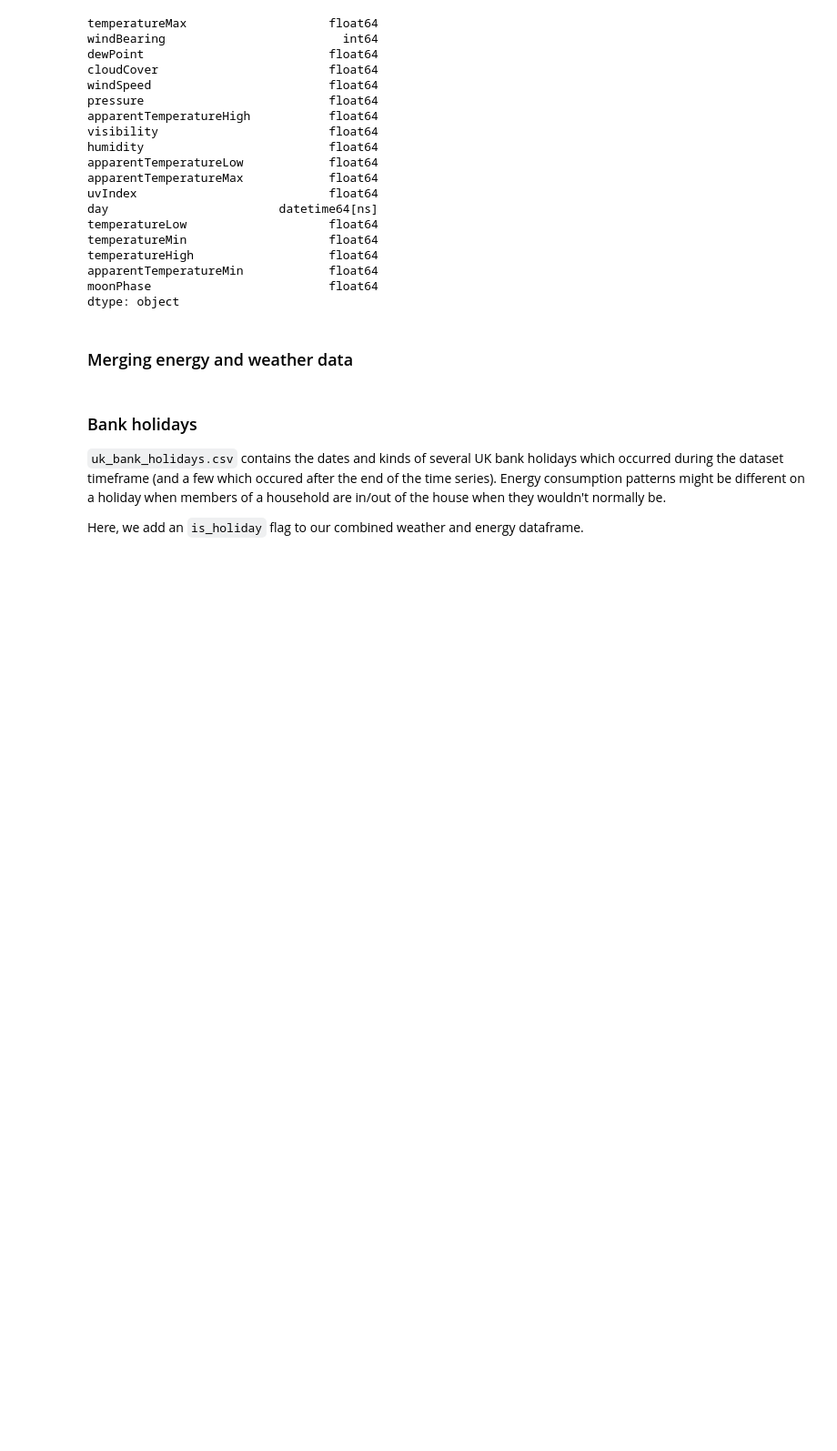
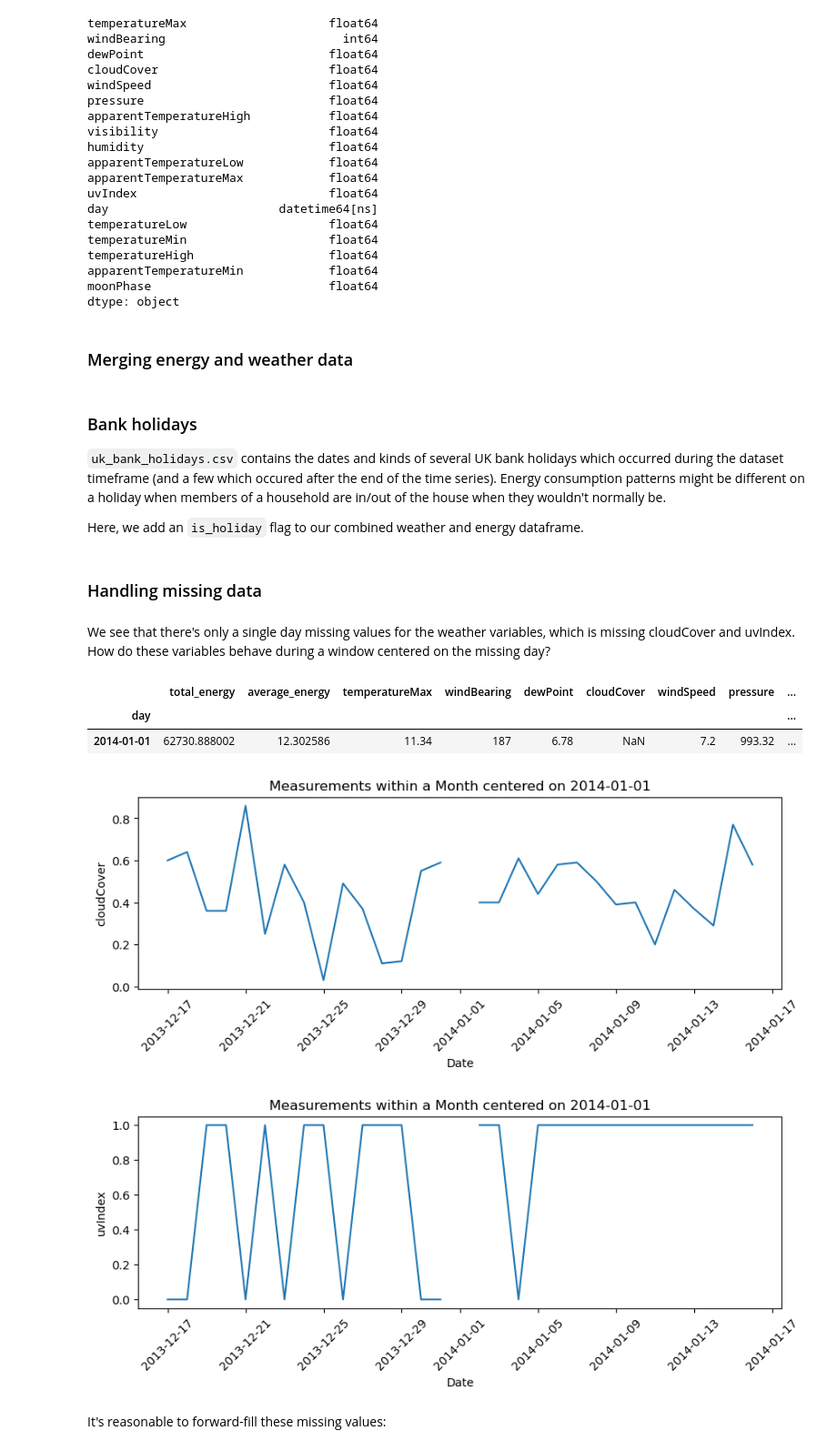
Before and after one commit to richhuwtaylor/predicting-energy-demand, a Jupyter notebook: code/data-loading.ipynb, the cells around one changed output. Shown at 91% size. Cells and saved outputs as stored; diff of their text form; code cells hidden in the pictures; blank space fills up the shorter version.

```diff
--- a/code/data-loading.ipynb
+++ b/code/data-loading.ipynb
@@ -167,3 +167,48 @@ holiday_df['Bank holidays'] = pd.to_datetime(holiday_df['Bank holidays'], format
 # %%
 # Add flag to indicate whether a date in the combined time series is a holiday or not (1 or 0)
 energy_weather_df['is_holiday'] = energy_weather_df['day'].isin(holiday_df['Bank holidays'].tolist()).astype(int)
+# %%
+# Set 'day' as the index of our combined DataFrame
+energy_weather_df.set_index('day', inplace=True)
+# %% [markdown]
+### Handling missing data
+# %% [markdown]
+We see that there's only a single day missing values for the weather variables, which is missing cloudCover and uvIndex. How do these variables behave during a window centered on the missing day?
+# %%
+energy_weather_df[energy_weather_df.isna().any(axis=1)]
+# %% [output]
+|  | total_energy | average_energy | temperatureMax | windBearing | dewPoint | cloudCover | windSpeed | pressure | ... |
+| day |  |  |  |  |  |  |  |  | ... |
+| 2014-01-01 | 62730.888002 | 12.302586 | 11.34 | 187 | 6.78 | NaN | 7.2 | 993.32 | ... |
+# %%
+chosen_date = pd.to_datetime('2014-01-01')
+
+# Define the date range centered on the chosen date (e.g., one month)
+start_date = chosen_date - pd.DateOffset(days=15)
+end_date = chosen_date + pd.DateOffset(days=15)
+
+# Filter the DataFrame for the selected date range
+selected_month = energy_weather_df.loc[start_date:end_date]
+
+# Plot the measurements
+plt.figure(figsize=(10, 3))
+plt.plot(selected_month.index, selected_month['cloudCover'])
+plt.xlabel('Date')
+plt.xticks(rotation=45)
+plt.ylabel('cloudCover')
+plt.title('Measurements within a Month centered on ' + str(chosen_date.date()))
+plt.show()
+
+# Plot the measurements
+plt.figure(figsize=(10, 3))
+plt.plot(selected_month.index, selected_month['uvIndex'])
+plt.xlabel('Date')
+plt.xticks(rotation=45)
+plt.ylabel('uvIndex')
+plt.title('Measurements within a Month centered on ' + str(chosen_date.date()))
+plt.show()
+# %% [output]
+[figure, added]
+[figure, added]
+# %% [markdown]
+It's reasonable to forward-fill these missing values:
```
Also changed, not shown: parts of 4 cells of this notebook, 1 other file.
